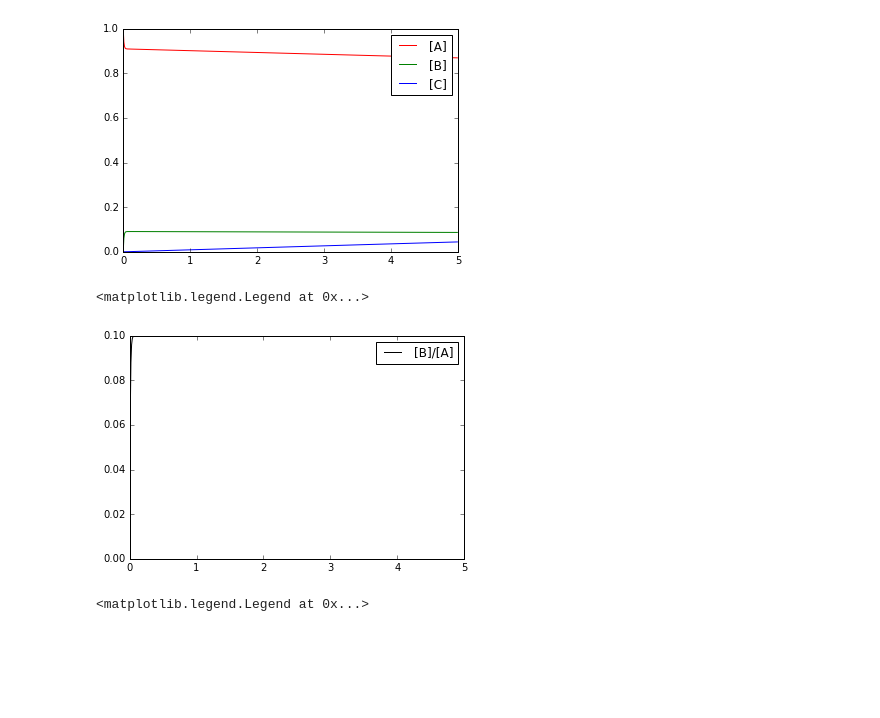
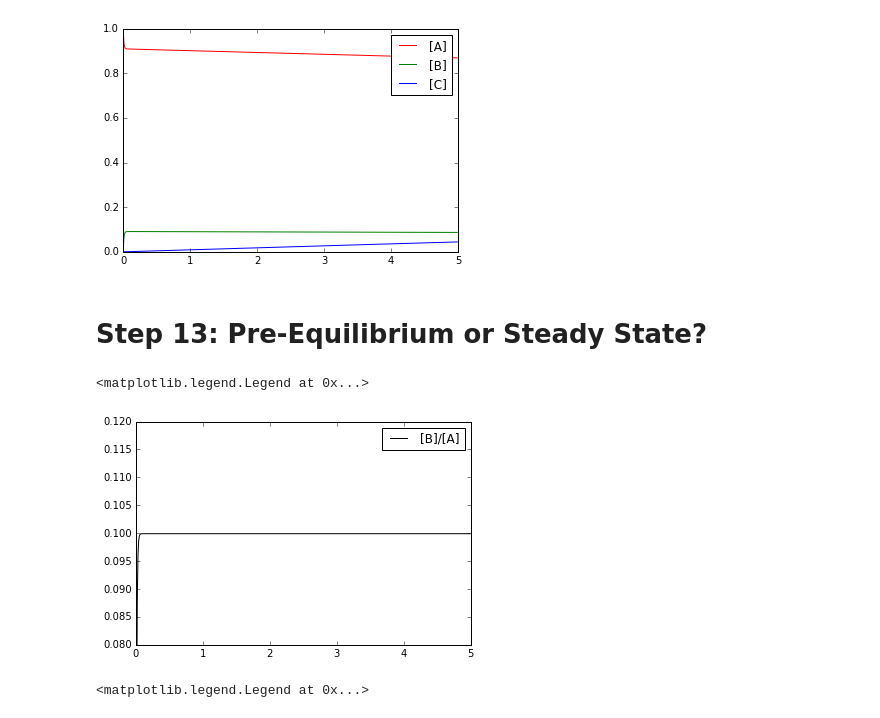
Before and after one commit to Lyle-zhang/practical_kinetics, a Jupyter notebook: exercise 1/Exercise 1.ipynb, the cells around one changed output. Cells and saved outputs as stored; diff of their text form; code cells hidden in the pictures; blank space fills up the shorter version.

```diff
--- a/exercise 1/Exercise 1.ipynb
+++ b/exercise 1/Exercise 1.ipynb
@@ -246,15 +241,16 @@ plt.legend()
 # %% [output]
 <matplotlib.legend.Legend at 0x...>
 [figure]
+# %% [markdown]
+# Step 13: Pre-Equilibrium or Steady State?
 # %%
-conc_ratio = [ conc_B[i] / conc_A[i] if conc_B[i] > 0.0 else 0.0\
-              for i in range(len(time)) ]
-#plt.ylim(0.0,0.015)
+conc_ratio = [ conc_B[i] / conc_A[i] for i in range(len(time)) ]
+plt.ylim(0.08,0.12)
 plt.plot(time, conc_ratio, "k", label="[B]/[A]")
 plt.legend()
 # %% [output]
 <matplotlib.legend.Legend at 0x...>
-[figure, old version]
+[figure, new version]
 # %%
 plt.plot(time, conc_B, "k", label="[B]")
 plt.xlim(-0.1,5.0)
```
Also changed, not shown: parts of 17 cells of this notebook, 7 other files.
